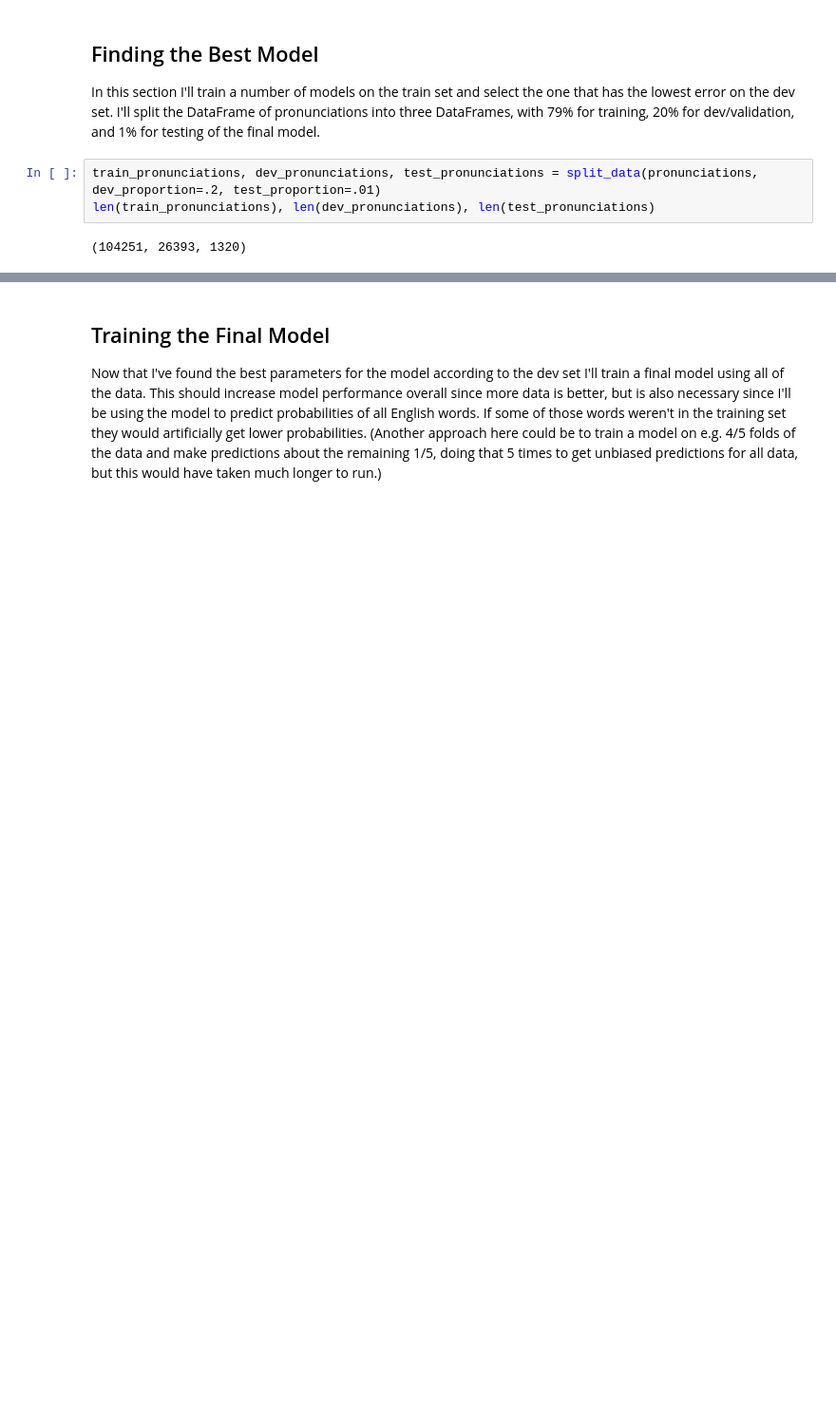
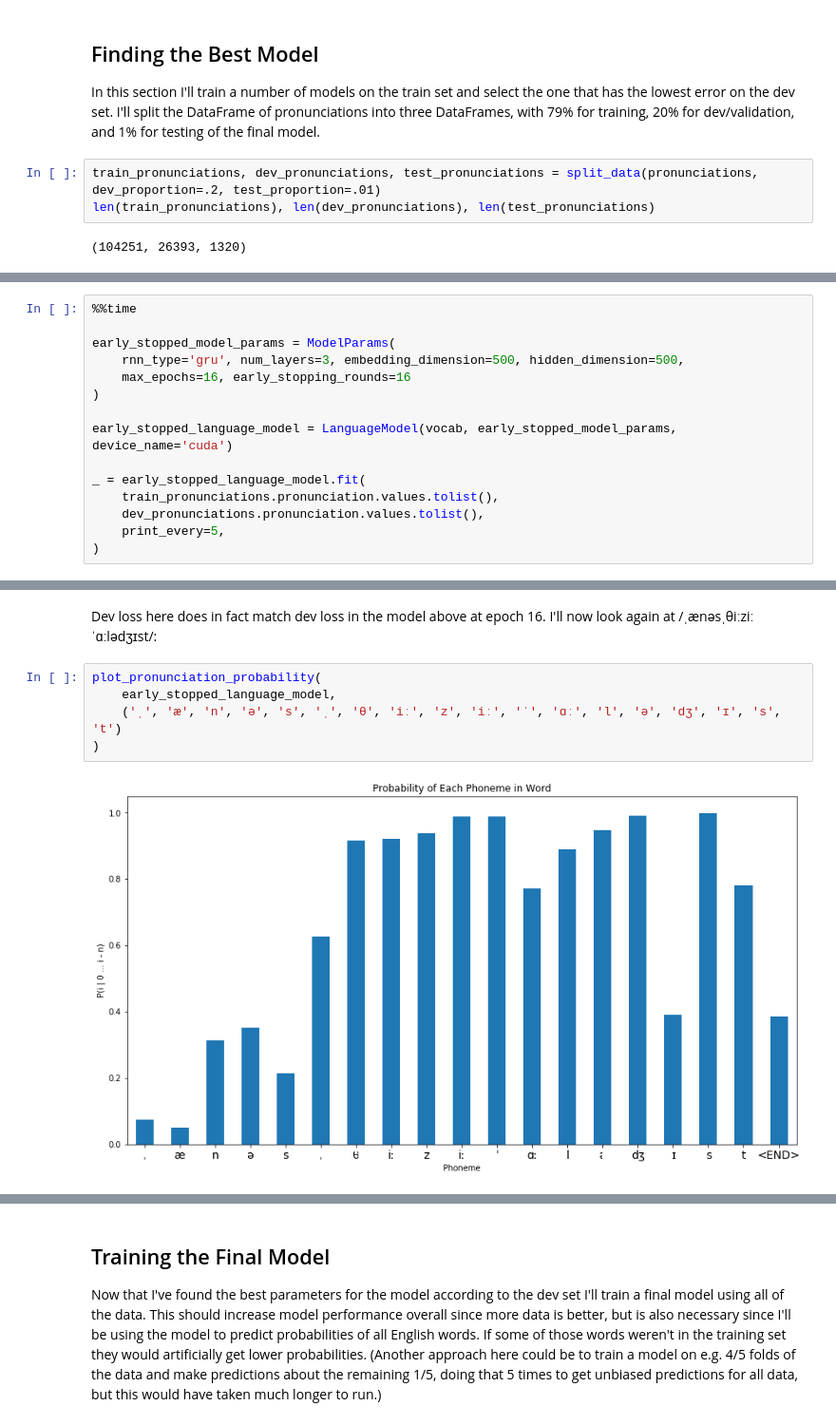
Before and after one commit to colinpollock/sonorant, a Jupyter notebook: Model Training.ipynb, the cells around one changed output, grey strips where cells are left out. Shown: that part at 95% size. Drawn from its saved outputs; the diff is of its cells as text; blank space fills up the shorter version.

```diff
--- a/Model Training.ipynb
+++ b/Model Training.ipynb
@@ -487,0 +312,15 @@ Comment on findings, probably that test is higher and that's expected because la
+# %%
+%%time
+
+early_stopped_model_params = ModelParams(
+    rnn_type='gru', num_layers=3, embedding_dimension=500, hidden_dimension=500,
+    max_epochs=16, early_stopping_rounds=16
+)
+
+early_stopped_language_model = LanguageModel(vocab, early_stopped_model_params, device_name='cuda')
+
+_ = early_stopped_language_model.fit(
+    train_pronunciations.pronunciation.values.tolist(),
+    dev_pronunciations.pronunciation.values.tolist(),
+    print_every=5,
+)
@@ -487,0 +345,9 @@ Comment on findings, probably that test is higher and that's expected because la
+# %% [markdown]
+Dev loss here does in fact match dev loss in the model above at epoch 16. I'll now look again at /ˌænəsˌθiːziːˈɑːlədʒɪst/:
+# %%
+plot_pronunciation_probability(
+    early_stopped_language_model,
+    ('ˌ', 'æ', 'n', 'ə', 's', 'ˌ', 'θ', 'iː', 'z', 'iː', 'ˈ', 'ɑː', 'l', 'ə', 'dʒ', 'ɪ', 's', 't')
+)
+# %% [output]
+[figure, added]
```
Also changed, not shown: parts of 58 cells of this notebook.
